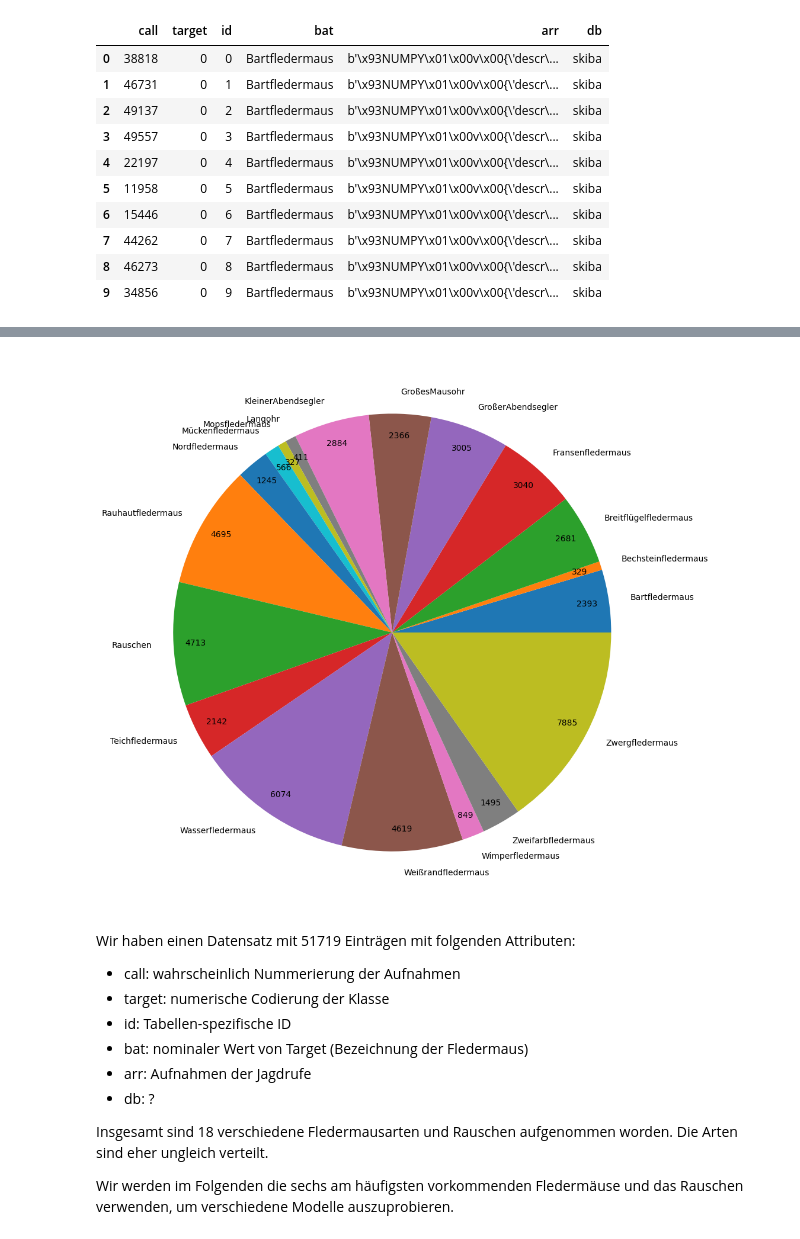
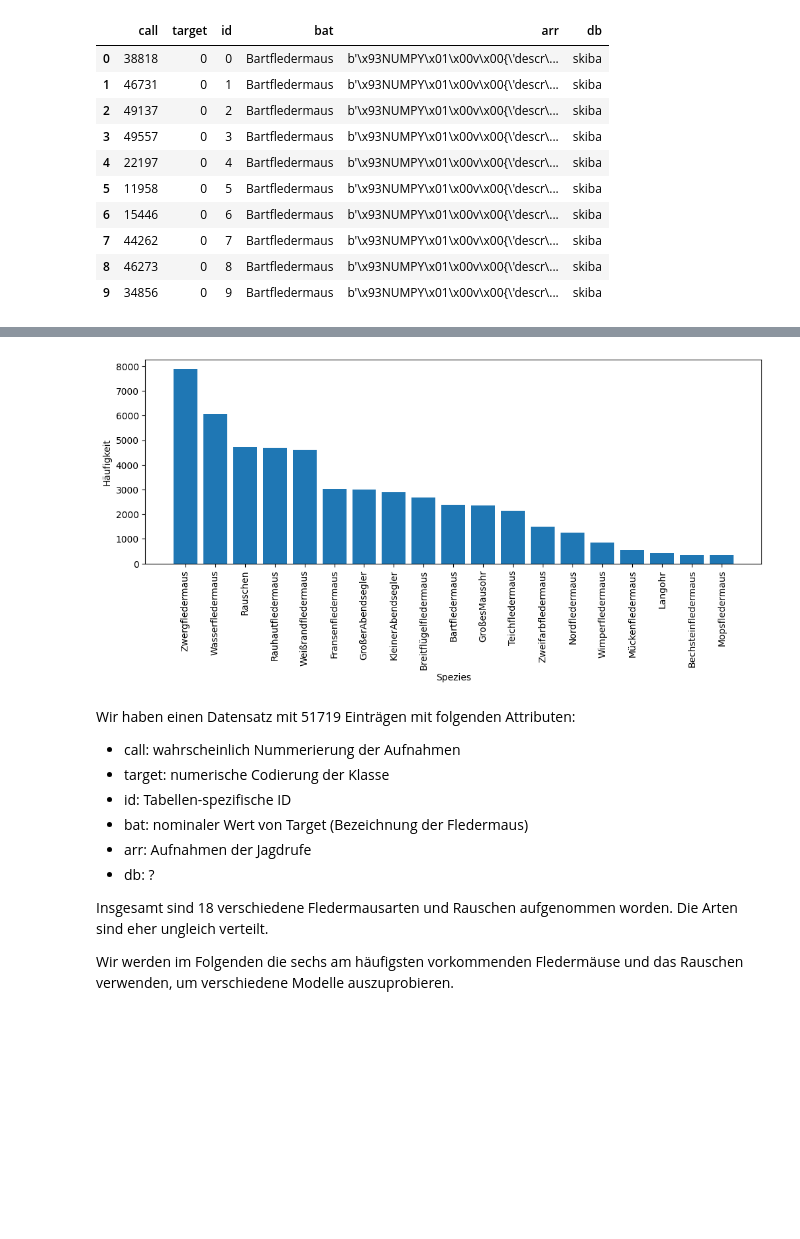
Before and after one commit to mayonesa-parquet/ml, a Jupyter notebook: ML-Projekt.ipynb, the cells around one changed output, grey strips where cells are left out. Drawn from its saved outputs; the diff is of its cells as text; code cells hidden in the pictures; blank space fills up the shorter version.

```diff
--- a/ML-Projekt.ipynb
+++ b/ML-Projekt.ipynb
@@ -20,13 +29,13 @@ import matplotlib.pyplot as plt
 
 db_path = 'batcallsv14.db'
 
-db_con = sqlite3.connect(db_path)
-cursor = db_con.cursor()
+with sqlite3.connect(db_path) as db_con:
+    cursor = db_con.cursor()
 
-n = cursor.execute("select count(*) from batcalls;")
-print(f"Anzahl Einträge: {n.fetchone()[0]}")
+    n = cursor.execute("select count(*) from batcalls;")
+    print(f"Anzahl Einträge: {n.fetchone()[0]}")
 
-head_df = pd.read_sql("select * from batcalls limit 10;", db_con)
+    head_df = pd.read_sql("select * from batcalls limit 10;", db_con)
 head_df
 # %% [output]
 Anzahl Einträge: 51719
@@ -42,5 +51,7 @@ Anzahl Einträge: 51719
 | 8 | 46273 | 0 | 8 | Bartfledermaus | b'\x93NUMPY\x01\x00v\x00{\'descr\... | skiba |
 | 9 | 34856 | 0 | 9 | Bartfledermaus | b'\x93NUMPY\x01\x00v\x00{\'descr\... | skiba |
 # %%
-bat_names = pd.read_sql("select bat, count(*) as number from batcalls group by bat;", db_con)
-bat_names.transpose()
+with sqlite3.connect(db_path) as db_con:
+
+    bat_names = pd.read_sql("select bat, count(*) as number from batcalls group by bat;", db_con)
+    bat_names.transpose()
@@ -51,12 +58,14 @@ bat_names.transpose()
-# %%
-total = sum(bat_names['number'])
-fig, ax = plt.subplots(figsize=(12,12))
-ax.pie(bat_names['number'], labels=bat_names['bat'],
-       autopct=lambda p: '{:.0f}'.format(p * total / 100),
-       pctdistance=0.9)
-plt.show()
-# %% [output]
-[figure, removed]
+# %%
+%matplotlib inline
+sorted_bats = bat_names.sort_values(by='number', ascending=False)
+fig, ax = plt.subplots(figsize=(12,4))
+plt.bar(sorted_bats['bat'],sorted_bats['number'])
+plt.xticks(rotation=90)
+plt.ylabel("Häufigkeit")
+plt.xlabel("Spezies")
+plt.show()
+# %% [output]
+[figure, added]
 # %% [markdown]
 Wir haben einen Datensatz mit 51719 Einträgen mit folgenden Attributen:
 - call: wahrscheinlich Nummerierung der Aufnahmen
```
Also changed, not shown: parts of 39 cells of this notebook.
